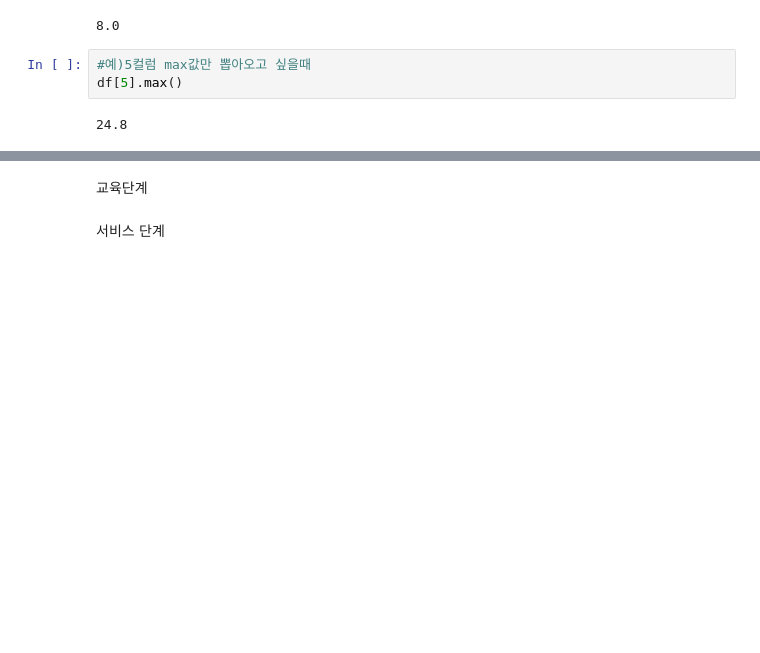
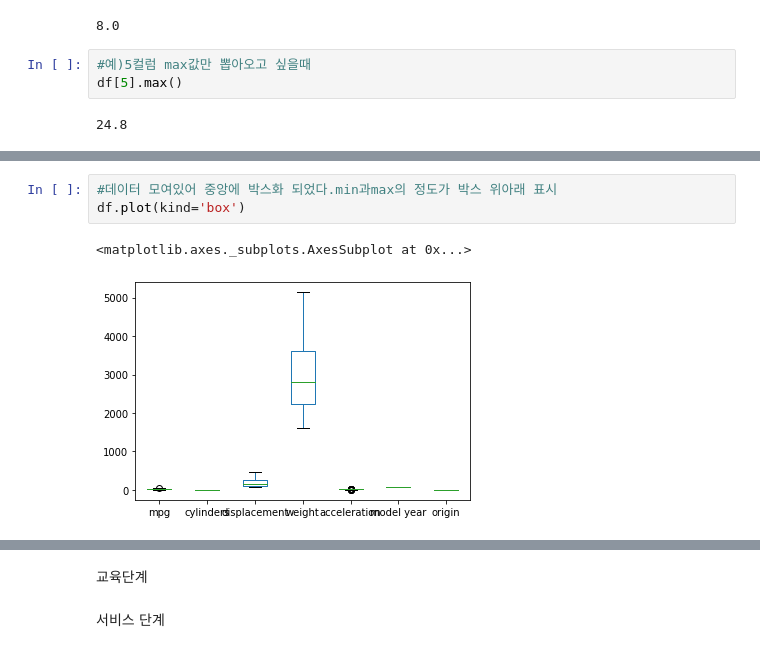
Before and after one commit to ginttone/multi_visuallization, a Jupyter notebook: 1_autompg_pands_info.ipynb, the cells around one changed output, grey strips where cells are left out. Drawn from its saved outputs; the diff is of its cells as text; blank space fills up the shorter version.

```diff
--- a/1_autompg_pands_info.ipynb
+++ b/1_autompg_pands_info.ipynb
@@ -114,0 +135,6 @@ df[5].max()
+# %%
+#데이터 모여있어 중앙에 박스화 되었다.min과max의 정도가 박스 위아래 표시
+df.plot(kind='box')
+# %% [output]
+<matplotlib.axes._subplots.AxesSubplot at 0x...>
+[figure, added]
```
Also changed, not shown: parts of 6 cells of this notebook.
